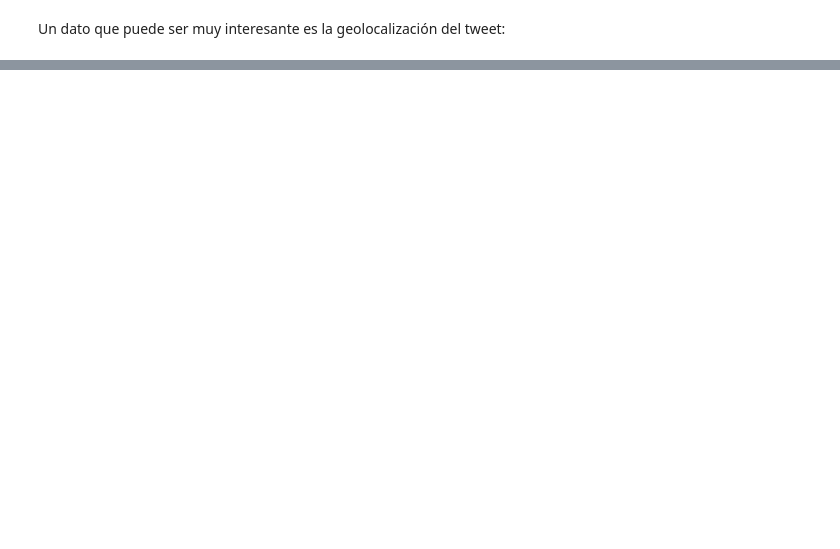
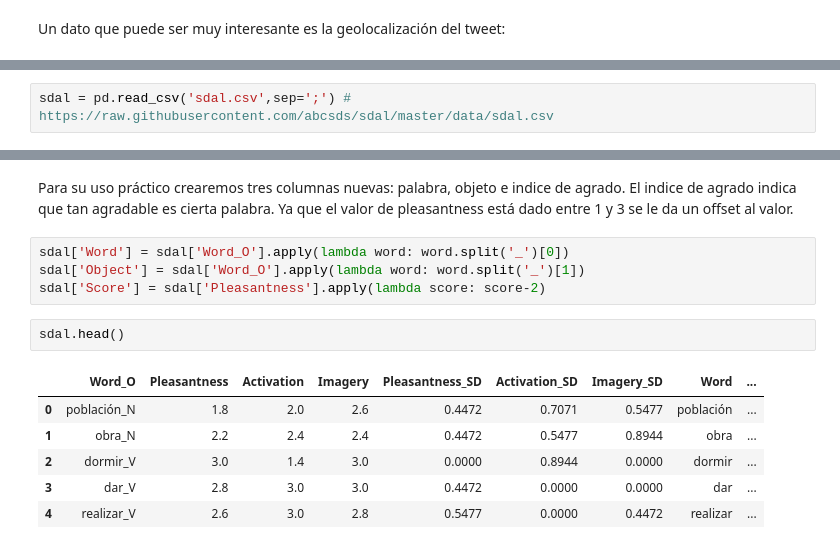
Before and after one commit to CodeandoLeon/Notebooks, a Jupyter notebook: Politicos en Twitter.ipynb, the cells around one changed output, grey strips where cells are left out. Drawn from its saved outputs; the diff is of its cells as text; blank space fills up the shorter version.

```diff
--- a/Politicos en Twitter.ipynb
+++ b/Politicos en Twitter.ipynb
@@ -140,0 +161,2 @@ None
+# %%
+sdal = pd.read_csv('sdal.csv',sep=';') # https://raw.githubusercontent.com/abcsds/sdal/master/data/sdal.csv
@@ -140,0 +172,15 @@ None
+# %% [markdown]
+Para su uso práctico crearemos tres columnas nuevas: palabra, objeto e indice de agrado. El indice de agrado indica que tan agradable es cierta palabra. Ya que el valor de pleasantness está dado entre 1 y 3 se le da un offset al valor.
+# %%
+sdal['Word'] = sdal['Word_O'].apply(lambda word: word.split('_')[0])
+sdal['Object'] = sdal['Word_O'].apply(lambda word: word.split('_')[1])
+sdal['Score'] = sdal['Pleasantness'].apply(lambda score: score-2)
+# %%
+sdal.head()
+# %% [output]
+|  | Word_O | Pleasantness | Activation | Imagery | Pleasantness_SD | Activation_SD | Imagery_SD | Word | ... |
+| 0 | población_N | 1.8 | 2.0 | 2.6 | 0.4472 | 0.7071 | 0.5477 | población | ... |
+| 1 | obra_N | 2.2 | 2.4 | 2.4 | 0.4472 | 0.5477 | 0.8944 | obra | ... |
+| 2 | dormir_V | 3.0 | 1.4 | 3.0 | 0.0000 | 0.8944 | 0.0000 | dormir | ... |
+| 3 | dar_V | 2.8 | 3.0 | 3.0 | 0.4472 | 0.0000 | 0.0000 | dar | ... |
+| 4 | realizar_V | 2.6 | 3.0 | 2.8 | 0.5477 | 0.0000 | 0.4472 | realizar | ... |
```
Also changed, not shown: parts of 22 cells of this notebook, 1 other file.
